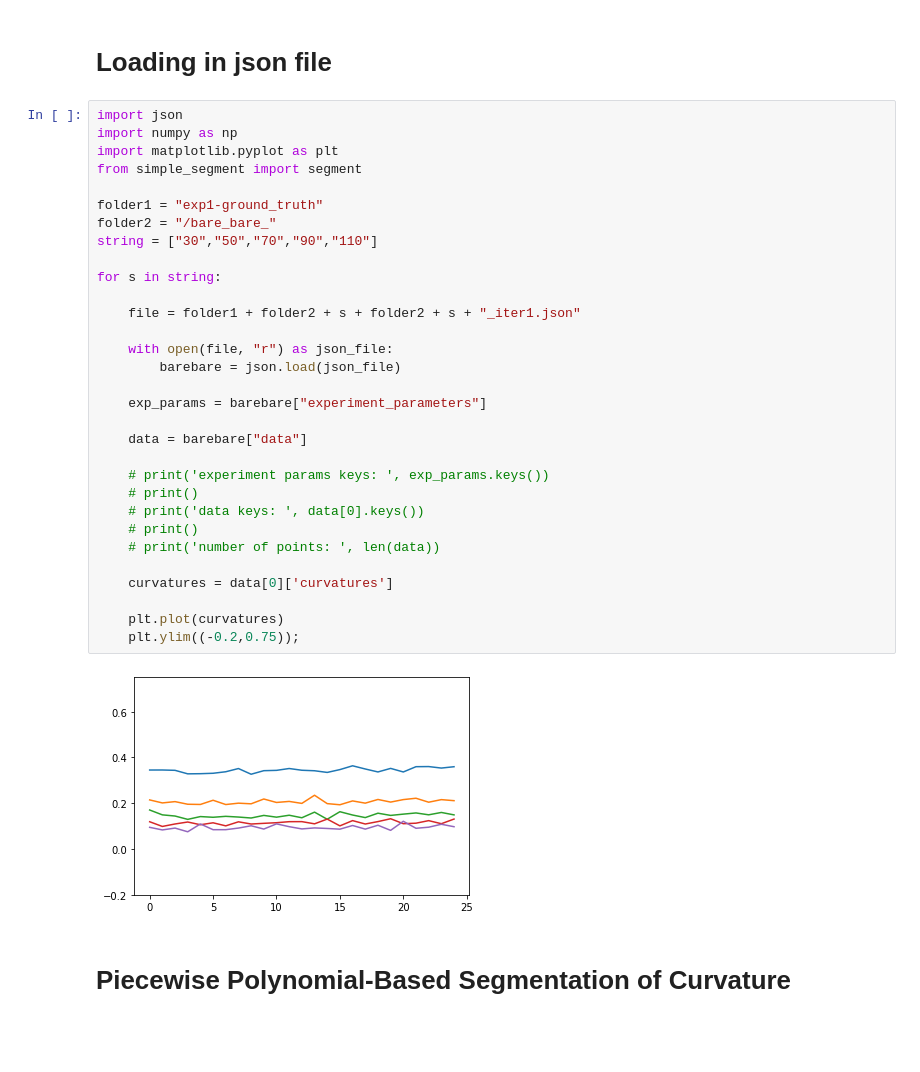
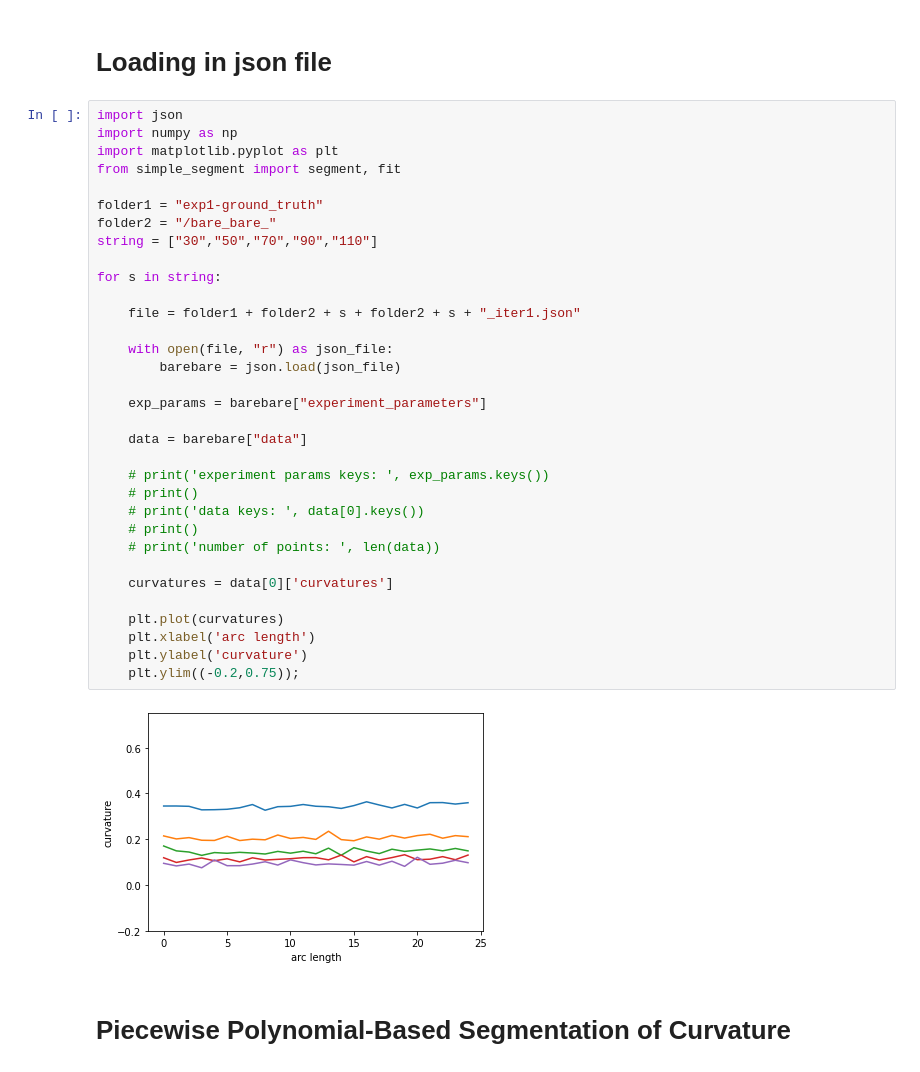
Before and after one commit to JakeVoon/ResearchProject, a Jupyter notebook: ForceSensing.ipynb, the cells around one changed output. Drawn from its saved outputs; the diff is of its cells as text; blank space fills up the shorter version.

```diff
--- a/ForceSensing.ipynb
+++ b/ForceSensing.ipynb
@@ -30,34 +30,36 @@ positions_3d : nested list, float <br>
 import json
 import numpy as np
 import matplotlib.pyplot as plt
-from simple_segment import segment
+from simple_segment import segment, fit
 
 folder1 = "exp1-ground_truth"
 folder2 = "/bare_bare_"
 string = ["30","50","70","90","110"]
 
 for s in string:
 
     file = folder1 + folder2 + s + folder2 + s + "_iter1.json"
 
     with open(file, "r") as json_file:
         barebare = json.load(json_file)
 
     exp_params = barebare["experiment_parameters"]
 
     data = barebare["data"]
 
     # print('experiment params keys: ', exp_params.keys())
     # print()
     # print('data keys: ', data[0].keys())
     # print()
     # print('number of points: ', len(data))
 
     curvatures = data[0]['curvatures']
 
     plt.plot(curvatures)
+    plt.xlabel('arc length')
+    plt.ylabel('curvature')
     plt.ylim((-0.2,0.75));
 # %% [output]
-[figure, old version]
+[figure, new version]
 # %% [markdown]
 # Piecewise Polynomial-Based Segmentation of Curvature
```
Also changed, not shown: parts of 6 cells of this notebook, 7 other files.
